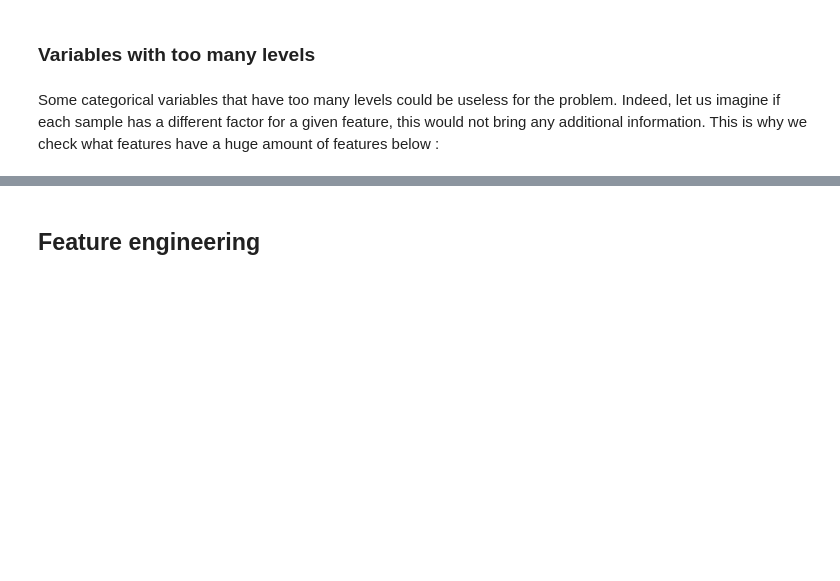
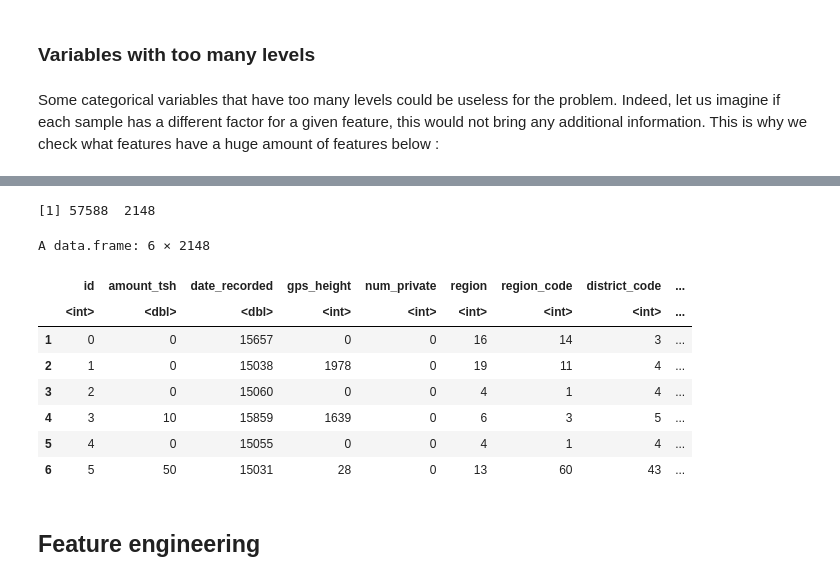
Before and after one commit to miromatagne/Driven-Data-Competition, a Jupyter notebook: ReportTemplate.ipynb, the cells around one changed output, grey strips where cells are left out. Cells and saved outputs as stored; diff of their text form; code cells hidden in the pictures; blank space fills up the shorter version.

```diff
--- a/ReportTemplate.ipynb
+++ b/ReportTemplate.ipynb
@@ -286,0 +322,4 @@ dummies-1.5.6 provided by Decision Patterns
+# %%
+dum <- dummy.data.frame(data[,categorical_variables], sep="_")
+dim(dum)
+head(dum)
@@ -287,3 +379,18 @@ dummies-1.5.6 provided by Decision Patterns
+# %%
+data <- cbind(data[,-categorical_variables],dum)
+dim(data)
+head(data)
+# %% [output]
+[1] 57588  2148
+A data.frame: 6 × 2148
+|  | id | amount_tsh | date_recorded | gps_height | num_private | region | region_code | district_code | ... |
+|  | <int> | <dbl> | <dbl> | <int> | <int> | <int> | <int> | <int> | ... |
+| 1 | 0 | 0 | 15657 | 0 | 0 | 16 | 14 | 3 | ... |
+| 2 | 1 | 0 | 15038 | 1978 | 0 | 19 | 11 | 4 | ... |
+| 3 | 2 | 0 | 15060 | 0 | 0 | 4 | 1 | 4 | ... |
+| 4 | 3 | 10 | 15859 | 1639 | 0 | 6 | 3 | 5 | ... |
+| 5 | 4 | 0 | 15055 | 0 | 0 | 4 | 1 | 4 | ... |
+| 6 | 5 | 50 | 15031 | 28 | 0 | 13 | 60 | 43 | ... |
 # %% [markdown]
 ## Feature engineering
 # %% [markdown]
```
Also changed, not shown: parts of 20 cells of this notebook.
